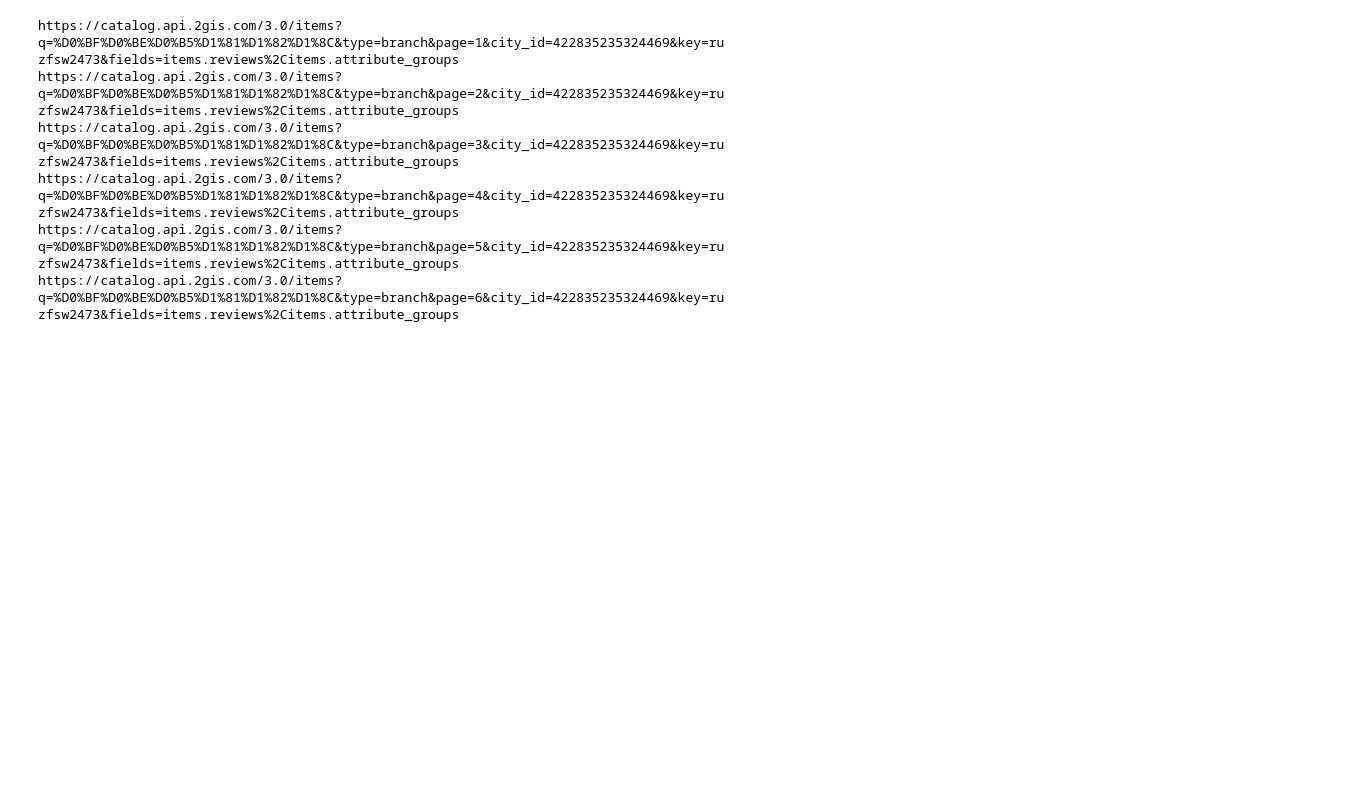
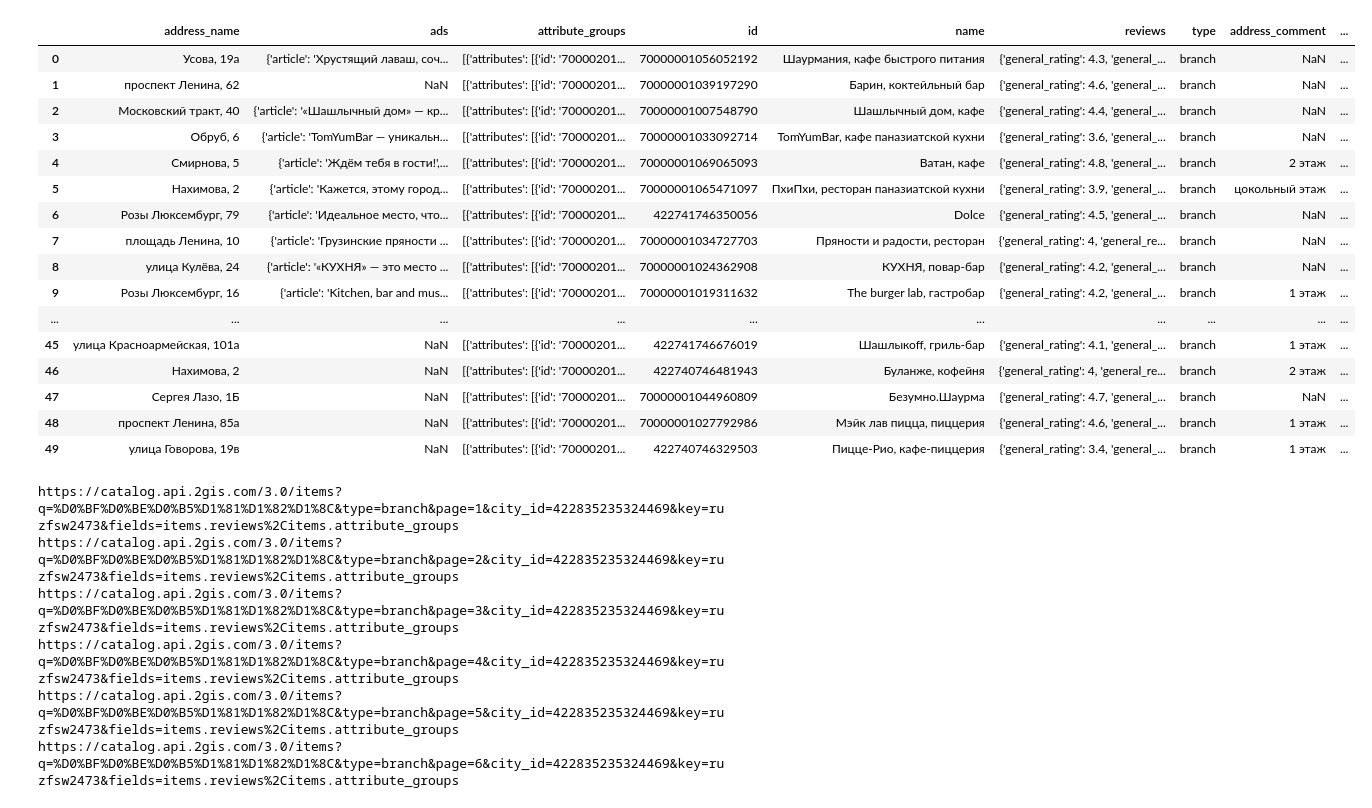
Before and after one commit to nastirlex/Catering-Dishes-Helper-android-app, a Jupyter notebook: DS/data_rating_price.ipynb, the cells around one changed output. Cells and saved outputs as stored; diff of their text form; code cells hidden in the pictures; blank space fills up the shorter version.

Commit message:
changed with items_with_cuisines

```diff
--- a/DS/data_rating_price.ipynb
+++ b/DS/data_rating_price.ipynb
@@ -87,0 +88,2 @@ https://catalog.api.2gis.com/3.0/items?q=%D0%BF%D0%BE%D0%B5%D1%81%D1%82%D1%8C&ty
+# %%
+cuisines = pd.DataFrame(columns=['id', 'cuisines'])
@@ -87,0 +108,5 @@ https://catalog.api.2gis.com/3.0/items?q=%D0%BF%D0%BE%D0%B5%D1%81%D1%82%D1%8C&ty
+# %%
+for i in range(50):
+  print(req['attribute_groups'][0][0]['attributes'])
+  for k in range(len(req['attribute_groups'][i][0]['attributes'])):
+    print(req['attribute_groups'][i][0]['attributes'][k]['tag'])
@@ -87,0 +159,22 @@ https://catalog.api.2gis.com/3.0/items?q=%D0%BF%D0%BE%D0%B5%D1%81%D1%82%D1%8C&ty
+# %%
+i = 0
+for element in req['id']:
+  for k in range(len(req['attribute_groups'][i][0]['attributes'])):
+    for cuisine in const_cuisines_list:
+      if req['attribute_groups'][i][0]['attributes'][k]['tag'] == cuisine:
+        name = req['attribute_groups'][i][0]['attributes'][k]['name']
+        if element in cuisines['id'].values:
+          # Если запись с таким ID уже существует, обновляем значение
+          current_cuisines = cuisines.loc[cuisines['id'] == element, 'cuisines'].iloc[0]
+          print(current_cuisines)
+          #new_cuisines = []
+          new_cuisines = current_cuisines + ', ' + name
+
+          # new_new_cuisines = new_cuisines.append(name)
+
+          cuisines.loc[cuisines['id'] == element, 'cuisines'] = new_cuisines
+        else:
+          # Если записи с таким ID еще нет, добавляем новую запись
+          record = pd.DataFrame({'id': [element], 'cuisines': name})
+          cuisines = cuisines.append(record, ignore_index=True)
+  i = i + 1
@@ -88,3 +219,24 @@ https://catalog.api.2gis.com/3.0/items?q=%D0%BF%D0%BE%D0%B5%D1%81%D1%82%D1%8C&ty
+# %%
+merged_df = pd.merge(req, cuisines, on='id', how='left')
+merged_df
+# %% [output]
+|  | address_name | ads | attribute_groups | id | name | reviews | type | address_comment | ... |
+| 0 | Усова, 19а | {'article': 'Хрустящий лаваш, соч... | [{'attributes': [{'id': '70000201... | 70000001056052192 | Шаурмания, кафе быстрого питания | {'general_rating': 4.3, 'general_... | branch | NaN | ... |
+| 1 | проспект Ленина, 62 | NaN | [{'attributes': [{'id': '70000201... | 70000001039197290 | Барин, коктейльный бар | {'general_rating': 4.6, 'general_... | branch | NaN | ... |
+| 2 | Московский тракт, 40 | {'article': '«Шашлычный дом» — кр... | [{'attributes': [{'id': '70000201... | 70000001007548790 | Шашлычный дом, кафе | {'general_rating': 4.4, 'general_... | branch | NaN | ... |
+| 3 | Обруб, 6 | {'article': 'TomYumBar — уникальн... | [{'attributes': [{'id': '70000201... | 70000001033092714 | TomYumBar, кафе паназиатской кухни | {'general_rating': 3.6, 'general_... | branch | NaN | ... |
+| 4 | Смирнова, 5 | {'article': 'Ждём тебя в гости!',... | [{'attributes': [{'id': '70000201... | 70000001069065093 | Ватан, кафе | {'general_rating': 4.8, 'general_... | branch | 2 этаж | ... |
+| 5 | Нахимова, 2 | {'article': 'Кажется, этому город... | [{'attributes': [{'id': '70000201... | 70000001065471097 | ПхиПхи, ресторан паназиатской кухни | {'general_rating': 3.9, 'general_... | branch | цокольный этаж | ... |
+| 6 | Розы Люксембург, 79 | {'article': 'Идеальное место, что... | [{'attributes': [{'id': '70000201... | 422741746350056 | Dolce | {'general_rating': 4.5, 'general_... | branch | NaN | ... |
+| 7 | площадь Ленина, 10 | {'article': 'Грузинские пряности ... | [{'attributes': [{'id': '70000201... | 70000001034727703 | Пряности и радости, ресторан | {'general_rating': 4, 'general_re... | branch | NaN | ... |
+| 8 | улица Кулёва, 24 | {'article': '«КУХНЯ» — это место ... | [{'attributes': [{'id': '70000201... | 70000001024362908 | КУХНЯ, повар-бар | {'general_rating': 4.2, 'general_... | branch | NaN | ... |
+| 9 | Розы Люксембург, 16 | {'article': 'Kitchen, bar and mus... | [{'attributes': [{'id': '70000201... | 70000001019311632 | The burger lab, гастробар | {'general_rating': 4.2, 'general_... | branch | 1 этаж | ... |
+| ... | ... | ... | ... | ... | ... | ... | ... | ... | ... |
+| 45 | улица Красноармейская, 101а | NaN | [{'attributes': [{'id': '70000201... | 422741746676019 | Шашлыкоff, гриль-бар | {'general_rating': 4.1, 'general_... | branch | 1 этаж | ... |
+| 46 | Нахимова, 2 | NaN | [{'attributes': [{'id': '70000201... | 422740746481943 | Буланже, кофейня | {'general_rating': 4, 'general_re... | branch | 2 этаж | ... |
+| 47 | Сергея Лазо, 1Б | NaN | [{'attributes': [{'id': '70000201... | 70000001044960809 | Безумно.Шаурма | {'general_rating': 4.7, 'general_... | branch | NaN | ... |
+| 48 | проспект Ленина, 85а | NaN | [{'attributes': [{'id': '70000201... | 70000001027792986 | Мэйк лав пицца, пиццерия | {'general_rating': 4.6, 'general_... | branch | 1 этаж | ... |
+| 49 | улица Говорова, 19в | NaN | [{'attributes': [{'id': '70000201... | 422740746329503 | Пицце-Рио, кафе-пиццерия | {'general_rating': 3.4, 'general_... | branch | 1 этаж | ... |
 # %%
 dfs = []  # Список для хранения DataFrame
 
```
Also changed, not shown: parts of 7 cells of this notebook.
